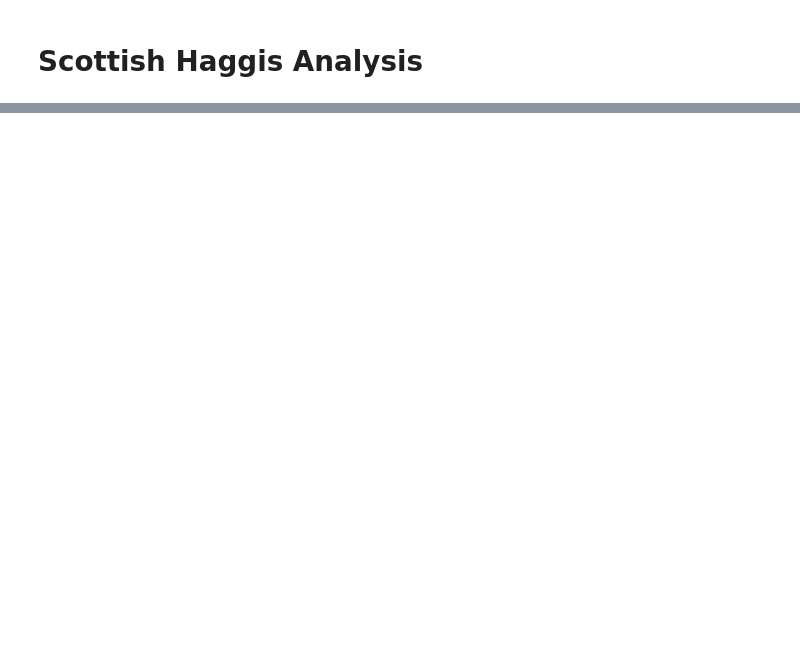
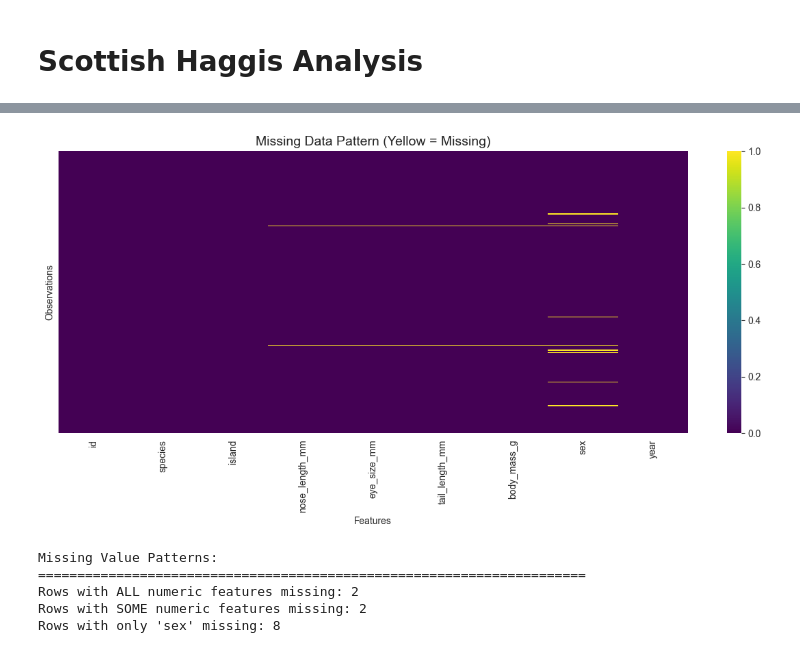
Before and after one commit to naykakashima/haggis-ml-analysis, a Jupyter notebook: scottish-haggis-analysis.ipynb, the cells around one changed output, grey strips where cells are left out. Drawn from its saved outputs; the diff is of its cells as text; code cells hidden in the pictures; blank space fills up the shorter version.

```diff
--- a/scottish-haggis-analysis.ipynb
+++ b/scottish-haggis-analysis.ipynb
@@ -342,0 +145,11 @@ Throughout this notebook, each decision—from choosing a value for k to selecti
+# %%
+# Load the haggis dataset
+haggis_df = pd.read_csv('scottish_haggis_2025.csv')
+
+# Display basic information
+print("Dataset loaded successfully!")
+print(f"\nDataset Shape: {haggis_df.shape[0]} rows × {haggis_df.shape[1]} columns")
+print("\n" + "="*70)
+print("First 5 rows of the dataset:")
+print("="*70)
+haggis_df.head()
@@ -342,0 +323,26 @@ Throughout this notebook, each decision—from choosing a value for k to selecti
+# %%
+# Visualize missing data pattern
+import missingno as msno
+
+# Alternative visualization if missingno not available
+plt.figure(figsize=(12, 6))
+sns.heatmap(haggis_df.isnull(), cbar=True, yticklabels=False, cmap='viridis')
+plt.title('Missing Data Pattern (Yellow = Missing)', fontsize=14)
+plt.xlabel('Features')
+plt.ylabel('Observations')
+plt.tight_layout()
+plt.show()
+
+# Count missing patterns
+print("\nMissing Value Patterns:")
+print("="*70)
+print(f"Rows with ALL numeric features missing: {haggis_df[numeric_features].isnull().all(axis=1).sum()}")
+print(f"Rows with SOME numeric features missing: {haggis_df[numeric_features].isnull().any(axis=1).sum()}")
+print(f"Rows with only 'sex' missing: {(haggis_df['sex'].isnull() & haggis_df[numeric_features].notnull().all(axis=1)).sum()}")
+# %% [output]
+[figure, added]
+Missing Value Patterns:
+======================================================================
+Rows with ALL numeric features missing: 2
+Rows with SOME numeric features missing: 2
+Rows with only 'sex' missing: 8
```
Also changed, not shown: parts of 36 cells of this notebook.
